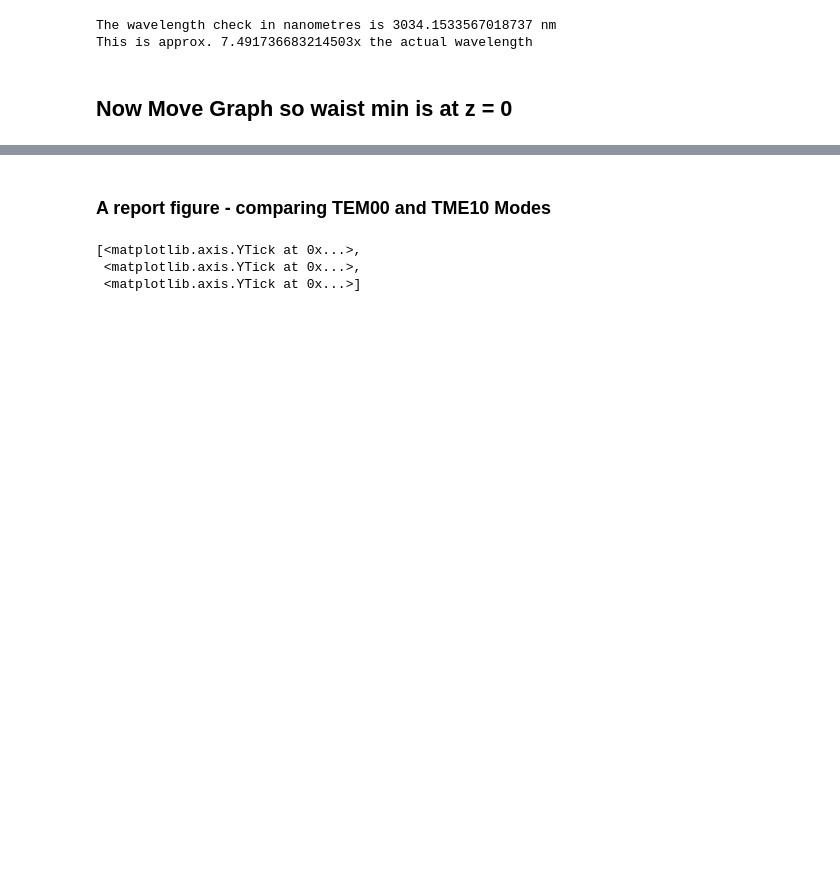
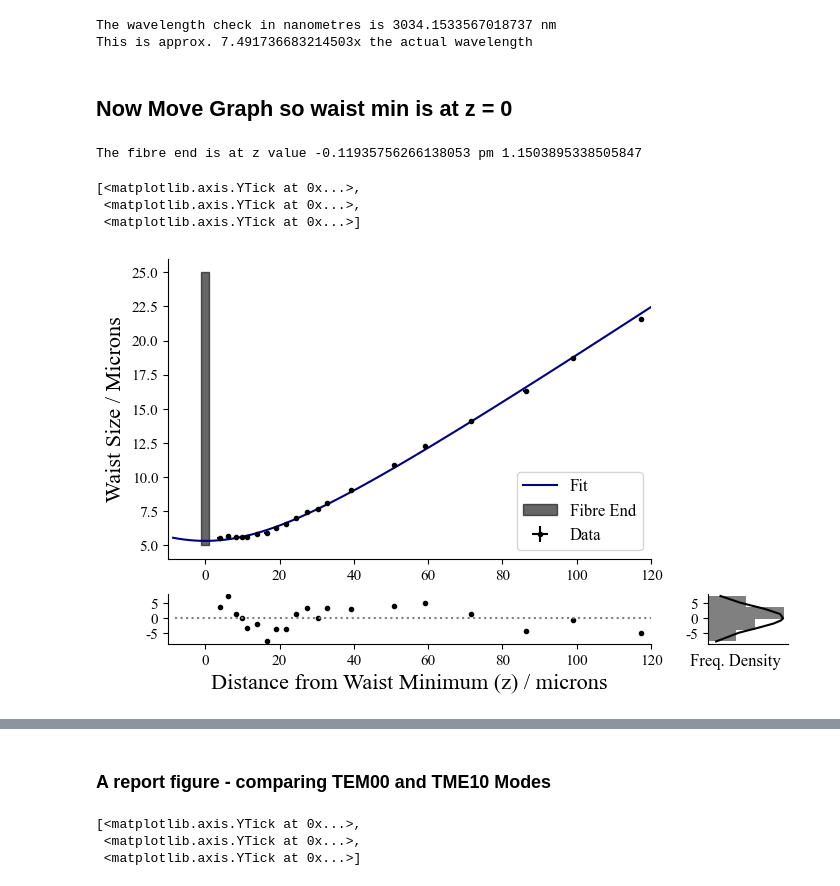
Before and after one commit to akay8/Level4Project, a Jupyter notebook: Cleaved_Fibre.ipynb, the cells around one changed output, grey strips where cells are left out. Cells and saved outputs as stored; diff of their text form; code cells hidden in the pictures; blank space fills up the shorter version.

```diff
--- a/Cleaved_Fibre.ipynb
+++ b/Cleaved_Fibre.ipynb
@@ -226,4 +226,78 @@ The wavelength check in nanometres is 3034.1533567018737 nm
 This is approx. 7.491736683214503x the actual wavelength
 # %% [markdown]
 ## Now Move Graph so waist min is at z = 0
+# %%
+# horizontal axis with min fitted waist set to zero
+zs_0 = zs - z0
+zs_0_err = np.sqrt(zs_err**2 + z0_err**2)
+
+# z value at which fibre end occurs
+z_end = zs_0[0] - 4
+
+z_end_err = np.sqrt(zs_0_err[0]**2 + 1**2) # error on 4 measurement of 1 micron - high!
+
+print('The fibre end is at z value {} pm {}'.format(z_end,z_end_err))
+
+# Residuals
+wz_res = norm_residuals(zs,waists_comp,waists_comp_err,WvsZ,params)
+# %% [output]
+The fibre end is at z value -0.11935756266138053 pm 1.1503895338505847
+# %%
+# Create Figure
+fig, ((ax1,ax3),(ax2,ax4)) = plt.subplots(2,2,height_ratios=(6,1), width_ratios=(6,1), figsize = (8,5))
+
+# Font Settings
+font1 = mpl.font_manager.FontProperties(family='Times New Roman',
+style='normal', size=12)
+
+# Kill dead plots
+ax3.axis('off')
+# Kill spines
+ax1.spines['top'].set_visible(False)
+ax1.spines['right'].set_visible(False)
+ax2.spines['top'].set_visible(False)
+ax2.spines['right'].set_visible(False)
+ax4.spines['top'].set_visible(False)
+ax4.spines['right'].set_visible(False)
+
+# Plot waists vs Z:
+ax1.errorbar(zs_0, waists_comp, xerr = zs_0_err, yerr = waists_comp_err, color = 'k', linestyle = '', marker = 'o', ms = 3, label = 'Data')
+ax1.plot(np.linspace(-20,120,100) - z0, WvsZ(np.linspace(-20,120,100), w0, z0,RR), color = 'navy', label = 'Fit')
+
+# Plot vertical fill line of where fibre end is
+ax1.fill_betweenx(y=[5,25],x1=[-1,-1] , x2=[1, 1], color = 'k', alpha = 0.6, label = 'Fibre End')
+
+# Residuals
+ax2.errorbar(zs_0,wz_res,color = 'k', linestyle = '', marker = 'o', ms = 3)
+ax2.errorbar([-8,120], [0,0], color = 'grey', linestyle = 'dotted')
+
+# Histogram
+mean, stderr, sorted_res, dist = histogram_plot(wz_res)
+ax4.plot(dist, sorted_res, color = 'black')
+ax4.hist(sorted_res, density = True, orientation = 'horizontal', color = 'grey', bins = 4)
+
+# Axis labels
+ax2.set_xlabel('Distance from Waist Minimum (z) / microns', font = 'Times New Roman', fontsize = 16)
+ax1.set_ylabel('Waist Size / Microns', font = 'Times New Roman', fontsize = 16)
+ax1.legend(prop = font1, loc = 'lower right')
+ax4.set_xlabel('Freq. Density      ', font = 'Times New Roman', fontsize = 12)
+
+ax1.set_xlim(-10,120)
+ax2.set_xlim(-10,120)
+
+#Get Rid of Ticks
+ax4.set_xticks(ticks = [], labels = [], fontfamily = 'Times New Roman', fontsize = 10)
+
+# Make visible ticks times new roman
+ax1.set_xticks(ticks = np.arange(0,130,20), labels = np.arange(0,130,20), fontfamily = 'Times New Roman', fontsize = 11)
+ax2.set_xticks(ticks = np.arange(0,130,20), labels = np.arange(0,130,20), fontfamily = 'Times New Roman', fontsize = 11)
+
+ax1.set_yticks(ticks = np.arange(5,26,2.5), labels = np.round_(np.arange(5,26,2.5), decimals = 1), fontfamily = 'Times New Roman', fontsize = 11)
+ax2.set_yticks(ticks = np.arange(-5,6,5), labels = np.round_(np.arange(-5,6,5), decimals = 1), fontfamily = 'Times New Roman', fontsize = 11)
+ax4.set_yticks(ticks = np.arange(-5,6,5), labels = np.round_(np.arange(-5,6,5), decimals = 1), fontfamily = 'Times New Roman', fontsize = 11)
+# %% [output]
+[<matplotlib.axis.YTick at 0x...>,
+ <matplotlib.axis.YTick at 0x...>,
+ <matplotlib.axis.YTick at 0x...>]
+[figure, added]
 # %%
```
Also changed, not shown: parts of 3 cells of this notebook.
